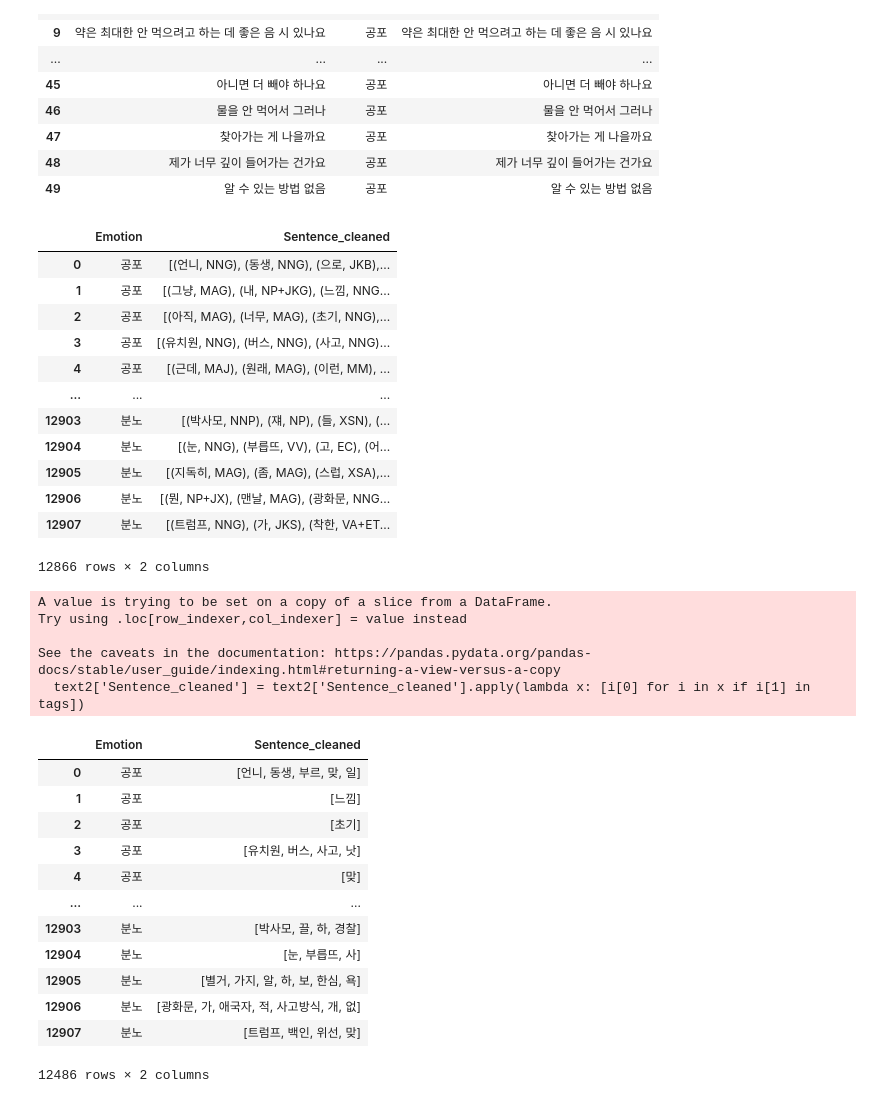
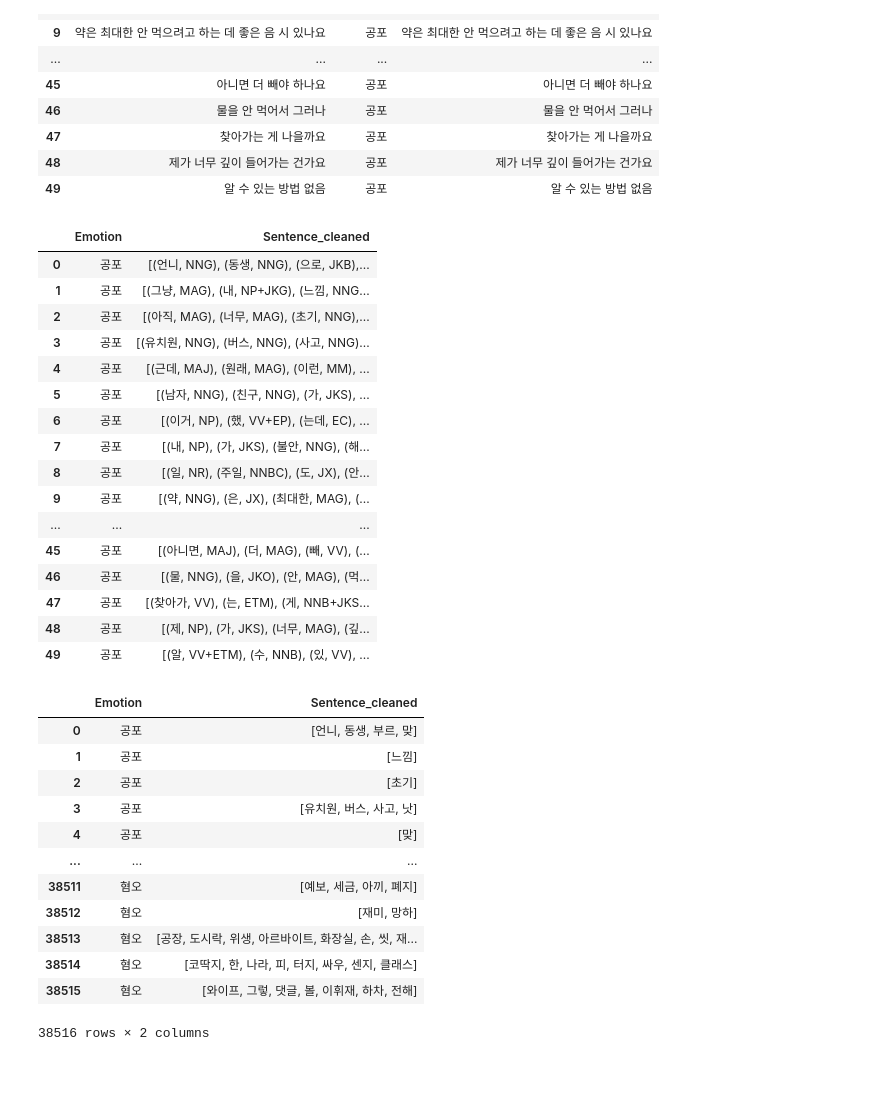
Before and after one commit to SamKimILee/2ndProject, a Jupyter notebook: 감정_분류/0111_전처리_품사.ipynb, the cells around one changed output. Saved outputs shown, nothing was run; the diff lists cells and outputs as text; code cells hidden in the pictures; blank space fills up the shorter version.

```diff
--- a/감정_분류/0111_전처리_품사.ipynb
+++ b/감정_분류/0111_전처리_품사.ipynb
@@ -51,9 +51,6 @@ dtype: int64
 
 3. 전체 NaN 개수 확인:
 0
-# %%
-df = df.dropna()
-df.to_excel('clean_str.xlsx', index=False)
 # %%
 len(df)
 # %% [output]
@@ -86,9 +65,9 @@ def remove_stopwords(text, stop_words):
     return text
 
 # 불용어 제거 적용
-text1['Sentence_cleaned'] = text1['Sentence'].apply(lambda x: remove_stopwords(x, stop_words))
+df['Sentence_cleaned'] = df['Sentence'].apply(lambda x: remove_stopwords(x, stop_words))
 
-text1.head(50)
+df.head(50)
 # %% [output]
 |  | Sentence | Emotion | Sentence_cleaned |
 | 0 | 언니 동생으로 부르는 게 맞는 일인가요 | 공포 | 언니 동생으로 부르는 게 맞는 일인가요 |
@@ -116,21 +95,25 @@ tagset.to_excel('tagset.xlsx', index=False)
 # %%
-text2 = text1.drop('Sentence', axis=1)
+text2 = df.drop('Sentence', axis=1)
 text2['Sentence_cleaned'] = text2['Sentence_cleaned'].apply(lambda x: m.pos(x))
-text2
+text2.head(50)
 # %% [output]
 |  | Emotion | Sentence_cleaned |
 | 0 | 공포 | [(언니, NNG), (동생, NNG), (으로, JKB),... |
 | 1 | 공포 | [(그냥, MAG), (내, NP+JKG), (느낌, NNG... |
 | 2 | 공포 | [(아직, MAG), (너무, MAG), (초기, NNG),... |
 | 3 | 공포 | [(유치원, NNG), (버스, NNG), (사고, NNG)... |
 | 4 | 공포 | [(근데, MAJ), (원래, MAG), (이런, MM), ... |
+| 5 | 공포 | [(남자, NNG), (친구, NNG), (가, JKS), ... |
+| 6 | 공포 | [(이거, NP), (했, VV+EP), (는데, EC), ... |
+| 7 | 공포 | [(내, NP), (가, JKS), (불안, NNG), (해... |
+| 8 | 공포 | [(일, NR), (주일, NNBC), (도, JX), (안... |
+| 9 | 공포 | [(약, NNG), (은, JX), (최대한, MAG), (... |
 | ... | ... | ... |
-| 12903 | 분노 | [(박사모, NNP), (쟤, NP), (들, XSN), (... |
-| 12904 | 분노 | [(눈, NNG), (부릅뜨, VV), (고, EC), (어... |
-| 12905 | 분노 | [(지독히, MAG), (좀, MAG), (스럽, XSA),... |
-| 12906 | 분노 | [(뭔, NP+JX), (맨날, MAG), (광화문, NNG... |
-| 12907 | 분노 | [(트럼프, NNG), (가, JKS), (착한, VA+ET... |
+| 45 | 공포 | [(아니면, MAJ), (더, MAG), (빼, VV), (... |
+| 46 | 공포 | [(물, NNG), (을, JKO), (안, MAG), (먹... |
+| 47 | 공포 | [(찾아가, VV), (는, ETM), (게, NNB+JKS... |
+| 48 | 공포 | [(제, NP), (가, JKS), (너무, MAG), (깊... |
+| 49 | 공포 | [(알, VV+ETM), (수, NNB), (있, VV), ... |
-12866 rows × 2 columns
 # %%
 tags = ['NNG', 'NNP', 'VA', 'VV', 'XR']
 # 'NNG': 일반 명사
@@ -139,24 +122,20 @@ tags = ['NNG', 'NNP', 'VA', 'VV', 'XR']
 # 'VV': 동사
 # 'XR': 어근
 # %%
-text2['Sentence_cleaned'] = text2['Sentence_cleaned'].apply(lambda x: [i[0] for i in x if i[1] in tags])
+stop_word = pd.read_csv('불용어/1_stopword_fixed.txt', header=None)
+text2['Sentence_cleaned'] = text2['Sentence_cleaned'].apply(lambda x: [i for i in x if i not in stop_word[0].values])
 text2
 # %% [output]
+|  | Emotion | Sentence_cleaned |
+| 0 | 공포 | [언니, 동생, 부르, 맞] |
+| 1 | 공포 | [느낌] |
+| 2 | 공포 | [초기] |
+| 3 | 공포 | [유치원, 버스, 사고, 낫] |
+| 4 | 공포 | [맞] |
+| ... | ... | ... |
+| 38511 | 혐오 | [예보, 세금, 아끼, 폐지] |
+| 38512 | 혐오 | [재미, 망하] |
+| 38513 | 혐오 | [공장, 도시락, 위생, 아르바이트, 화장실, 손, 씻, 재... |
+| 38514 | 혐오 | [코딱지, 한, 나라, 피, 터지, 싸우, 센지, 클래스] |
+| 38515 | 혐오 | [와이프, 그렇, 댓글, 볼, 이휘재, 하차, 전해] |
-A value is trying to be set on a copy of a slice from a DataFrame.
-Try using .loc[row_indexer,col_indexer] = value instead
-
-See the caveats in the documentation: https://pandas.pydata.org/pandas-docs/stable/user_guide/indexing.html#returning-a-view-versus-a-copy
-  text2['Sentence_cleaned'] = text2['Sentence_cleaned'].apply(lambda x: [i[0] for i in x if i[1] in tags])
+38516 rows × 2 columns
-|  | Emotion | Sentence_cleaned |
-| 0 | 공포 | [언니, 동생, 부르, 맞, 일] |
-| 1 | 공포 | [느낌] |
-| 2 | 공포 | [초기] |
-| 3 | 공포 | [유치원, 버스, 사고, 낫] |
-| 4 | 공포 | [맞] |
-| ... | ... | ... |
-| 12903 | 분노 | [박사모, 끌, 하, 경찰] |
-| 12904 | 분노 | [눈, 부릅뜨, 사] |
-| 12905 | 분노 | [별거, 가지, 알, 하, 보, 한심, 욕] |
-| 12906 | 분노 | [광화문, 가, 애국자, 적, 사고방식, 개, 없] |
-| 12907 | 분노 | [트럼프, 백인, 위선, 맞] |
-12486 rows × 2 columns
```
Also changed, not shown: parts of 9 cells of this notebook, 12 other files.
